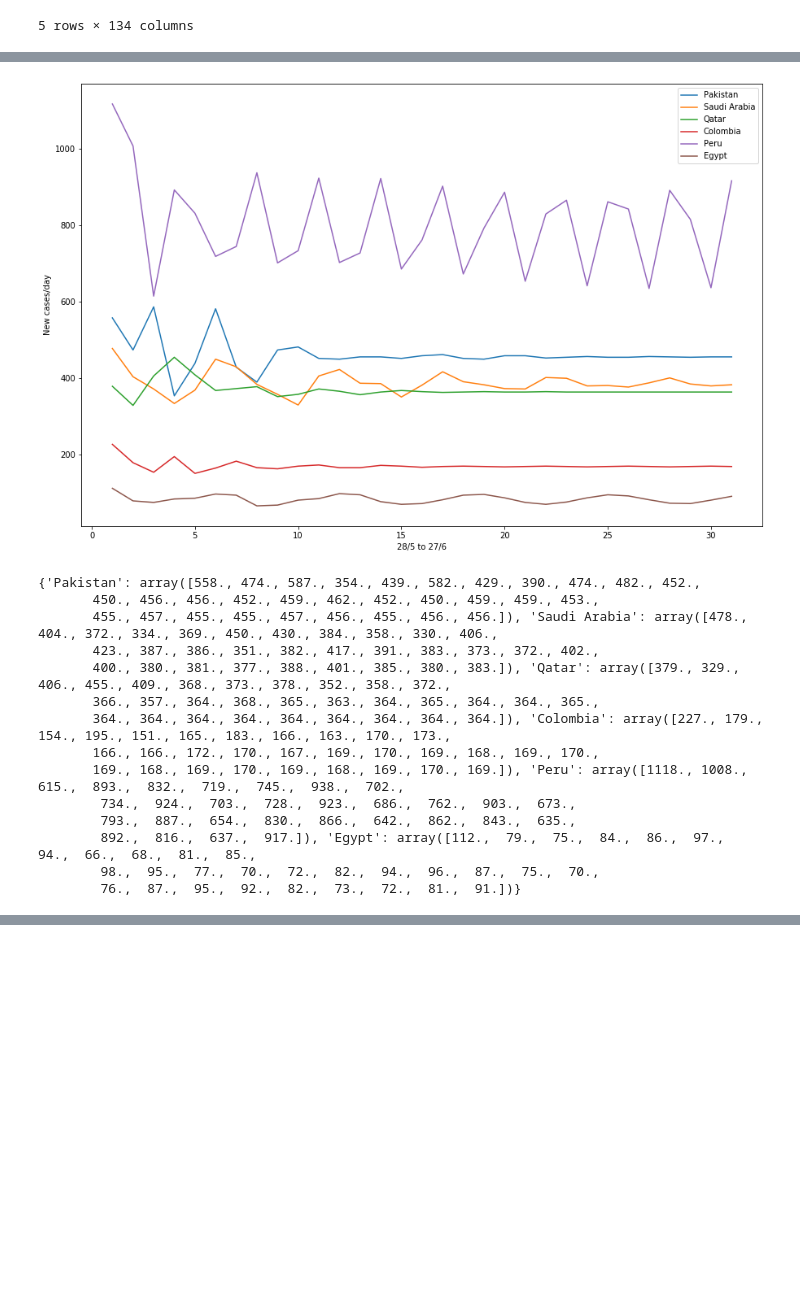
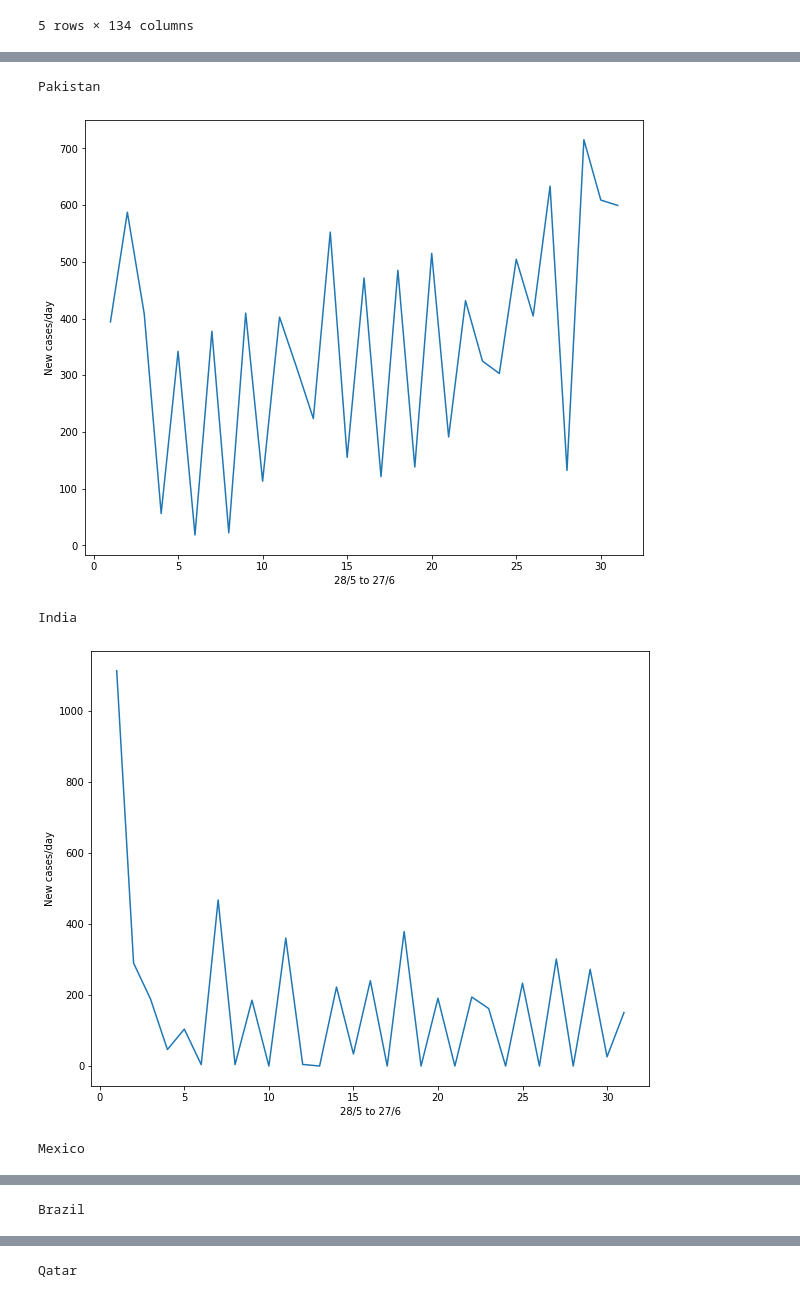
Before and after one commit to daim-cell/MLProject, a Jupyter notebook: project.ipynb, the cells around one changed output, grey strips where cells are left out. Saved outputs shown, nothing was run; the diff lists cells and outputs as text; code cells hidden in the pictures; blank space fills up the shorter version.

```diff
--- a/project.ipynb
+++ b/project.ipynb
@@ -92,3 +108,6 @@ for i in range(17):
     days.append(day+i)
 for i in range(31):
     pred_days.append(i+1)
+xtest,ytest = prepare_data('Pakistan',5)
+xtest = xtest[-17:]
+ytest = ytest[-17:]
@@ -126,7 +153,7 @@ Egypt 418.48571554791096
 # %%
 __, pak_label=prepare_data('Pakistan',5)
 pak_label = pak_label[-17:]
-plt.rcParams['figure.figsize']=(15,10)
+plt.rcParams['figure.figsize']=(15,8)
 plt.plot(days,pak_label)
 legend=['Original']
 for data in country_pred:
@@ -141,10 +167,0 @@ plt.show()
-# %%
-plt.rcParams['figure.figsize']=(15,10)
-legend=[]
-for data in month_pred:
-    plt.plot(pred_days,month_pred[data])
-    legend.append(data)
-plt.legend(legend)
-plt.xlabel('28/5 to 27/6')
-plt.ylabel('New cases/day')
-plt.show()
@@ -248,5 +286,5 @@ RMSE 1497.0906687933884
 # %%
-plt.rcParams['figure.figsize']=(15,10)
+plt.rcParams['figure.figsize']=(15,8)
 plt.plot(days,pak_label)
 legend=['Original']
 for data in country_pred:
@@ -261,27 +301,20 @@ plt.show()
 # %%
-plt.rcParams['figure.figsize']=(15,10)
-legend=[]
-for data in month_pred:
-    plt.plot(pred_days,month_predrnn[data])
-    legend.append(data)
-plt.legend(legend)
-plt.xlabel('28/5 to 27/6')
-plt.ylabel('New cases/day')
-plt.show()
-print(month_predrnn)
+
+for country in selected_countries:
+    new = []
+    plt.rcParams['figure.figsize']=(10,8)
+    x = month_pred[country]
+    for i in range(len(x)):
+        dta1 = month_pred[country][i]+month_predrnn[country][i]/2
+        new.append(dta1)
+    plt.plot(pred_days,new)
+    print(country)
+    plt.xlabel('28/5 to 27/6')
+    plt.ylabel('New cases/day')
+    plt.show()
 # %% [output]
+Pakistan
-[figure, old version]
+[figure, new version]
-{'Pakistan': array([558., 474., 587., 354., 439., 582., 429., 390., 474., 482., 452.,
-       450., 456., 456., 452., 459., 462., 452., 450., 459., 459., 453.,
-       455., 457., 455., 455., 457., 456., 455., 456., 456.]), 'Saudi Arabia': array([478., 404., 372., 334., 369., 450., 430., 384., 358., 330., 406.,
-       423., 387., 386., 351., 382., 417., 391., 383., 373., 372., 402.,
-       400., 380., 381., 377., 388., 401., 385., 380., 383.]), 'Qatar': array([379., 329., 406., 455., 409., 368., 373., 378., 352., 358., 372.,
-       366., 357., 364., 368., 365., 363., 364., 365., 364., 364., 365.,
-       364., 364., 364., 364., 364., 364., 364., 364., 364.]), 'Colombia': array([227., 179., 154., 195., 151., 165., 183., 166., 163., 170., 173.,
-       166., 166., 172., 170., 167., 169., 170., 169., 168., 169., 170.,
-       169., 168., 169., 170., 169., 168., 169., 170., 169.]), 'Peru': array([1118., 1008.,  615.,  893.,  832.,  719.,  745.,  938.,  702.,
-        734.,  924.,  703.,  728.,  923.,  686.,  762.,  903.,  673.,
-        793.,  887.,  654.,  830.,  866.,  642.,  862.,  843.,  635.,
-        892.,  816.,  637.,  917.]), 'Egypt': array([112.,  79.,  75.,  84.,  86.,  97.,  94.,  66.,  68.,  81.,  85.,
-        98.,  95.,  77.,  70.,  72.,  82.,  94.,  96.,  87.,  75.,  70.,
-        76.,  87.,  95.,  92.,  82.,  73.,  72.,  81.,  91.])}
+India
+[figure, added]
+Mexico
@@ -287,0 +322 @@ print(month_predrnn)
+Brazil
@@ -287,0 +324 @@ print(month_predrnn)
+Qatar
```
Also changed, not shown: parts of 15 cells of this notebook, 1 other file.
